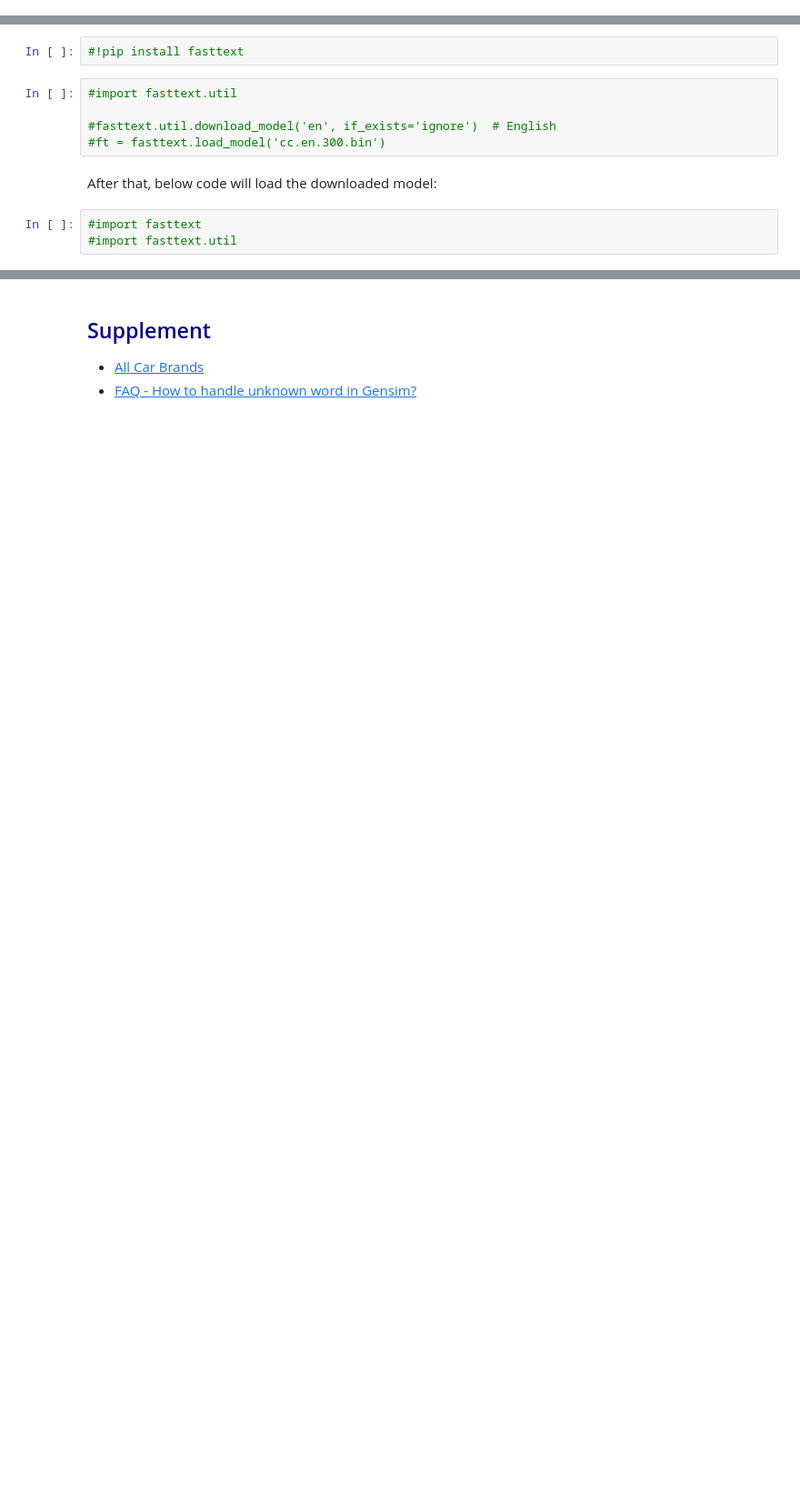
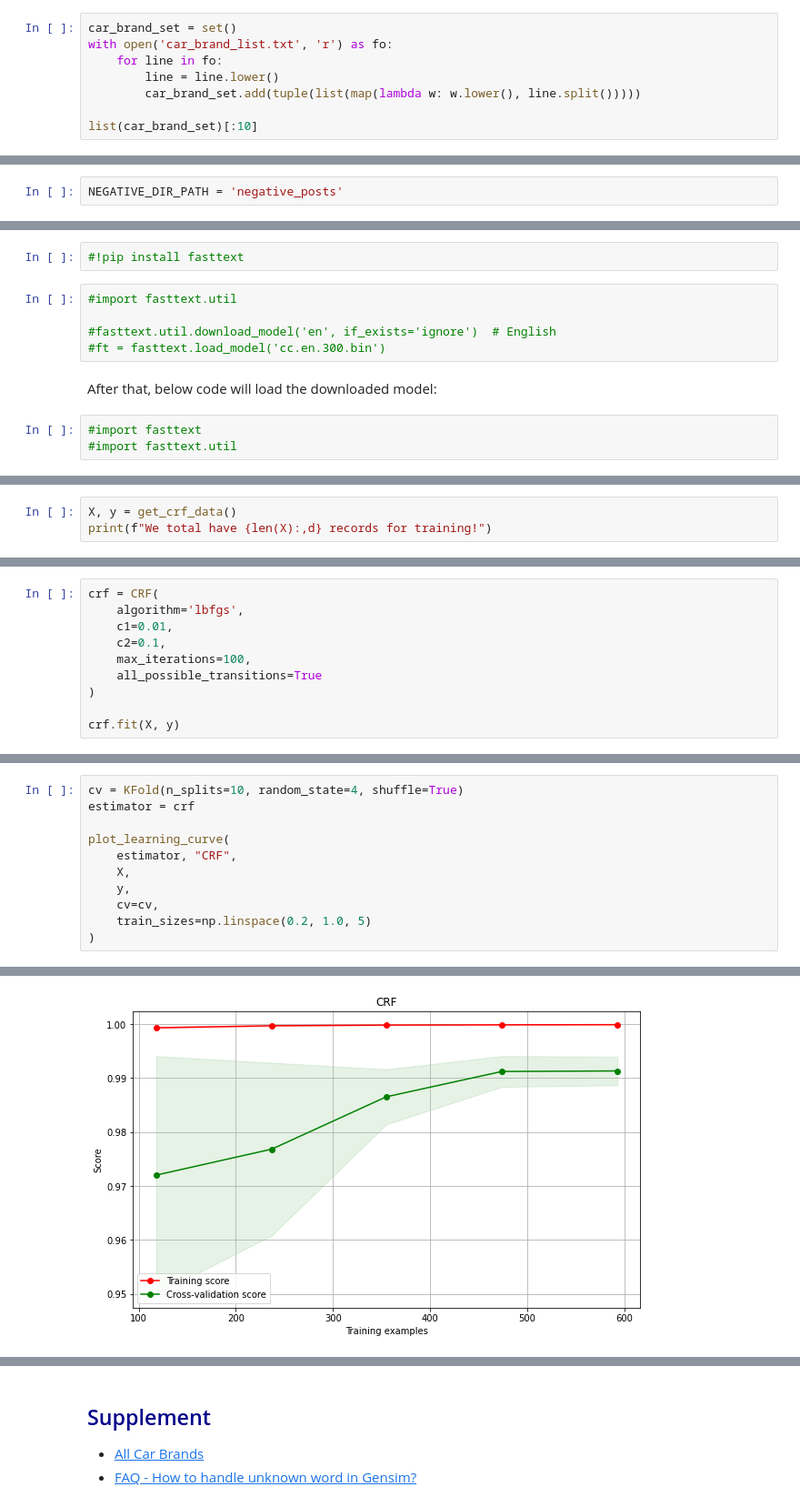
Before and after one commit to johnklee/ff_crawler, a Jupyter notebook: models/car/car_model_research_notebook.ipynb, the cells around one changed output, grey strips where cells are left out. Shown at 91% size. Drawn from its saved outputs; the diff is of its cells as text; blank space fills up the shorter version.

Commit message:
update training data and notebook

```diff
--- a/models/car/car_model_research_notebook.ipynb
+++ b/models/car/car_model_research_notebook.ipynb
@@ -79,0 +102,8 @@ My phone has stopped automatically pairing with my Sony WF-1000xm3 headphones th
+# %%
+car_brand_set = set()
+with open('car_brand_list.txt', 'r') as fo:
+    for line in fo:
+        line = line.lower()
+        car_brand_set.add(tuple(list(map(lambda w: w.lower(), line.split()))))
+
+list(car_brand_set)[:10]
@@ -79,0 +123,2 @@ My phone has stopped automatically pairing with my Sony WF-1000xm3 headphones th
+# %%
+NEGATIVE_DIR_PATH = 'negative_posts'
@@ -116,0 +380,3 @@ Total 24 unknown word(s) found!
+# %%
+X, y = get_crf_data()
+print(f"We total have {len(X):,d} records for training!")
@@ -116,0 +385,10 @@ Total 24 unknown word(s) found!
+# %%
+crf = CRF(
+    algorithm='lbfgs',
+    c1=0.01,
+    c2=0.1,
+    max_iterations=100,
+    all_possible_transitions=True
+)
+
+crf.fit(X, y)
@@ -116,0 +471,12 @@ Total 24 unknown word(s) found!
+# %%
+cv = KFold(n_splits=10, random_state=4, shuffle=True)
+estimator = crf
+
+plot_learning_curve(
+    estimator, "CRF",
+    X,
+    y,
+    cv=cv,
+    train_sizes=np.linspace(0.2, 1.0, 5)
+)
+# %% [output]
@@ -116,0 +484 @@ Total 24 unknown word(s) found!
+[figure, added]
```
Also changed, not shown: parts of 36 cells of this notebook, 1 other file.
